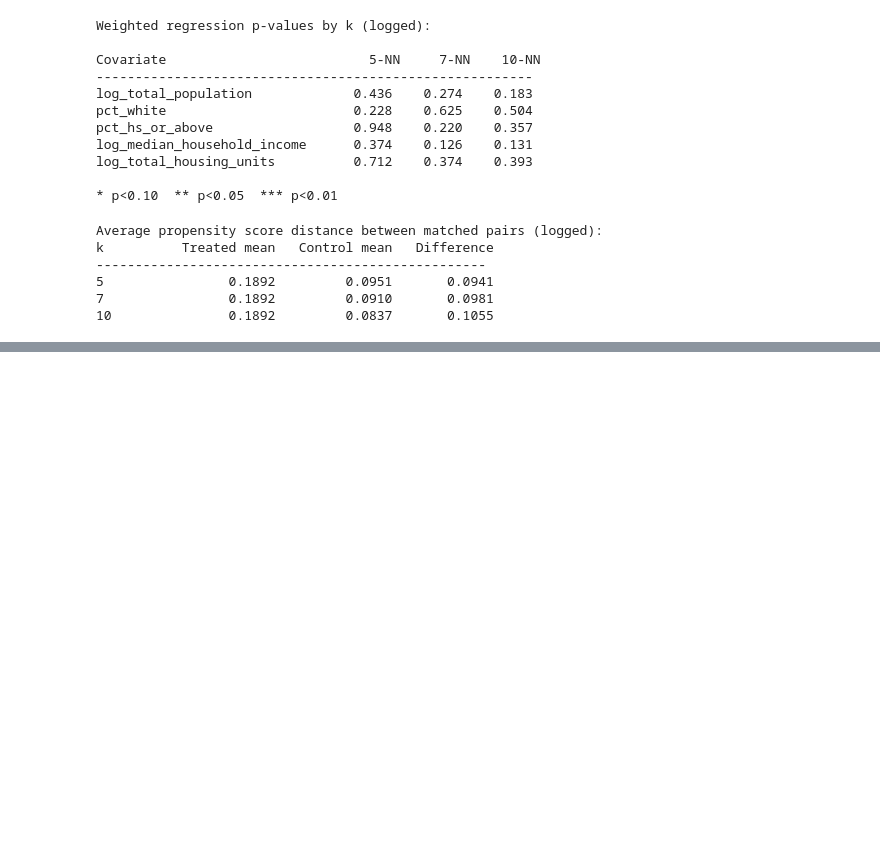
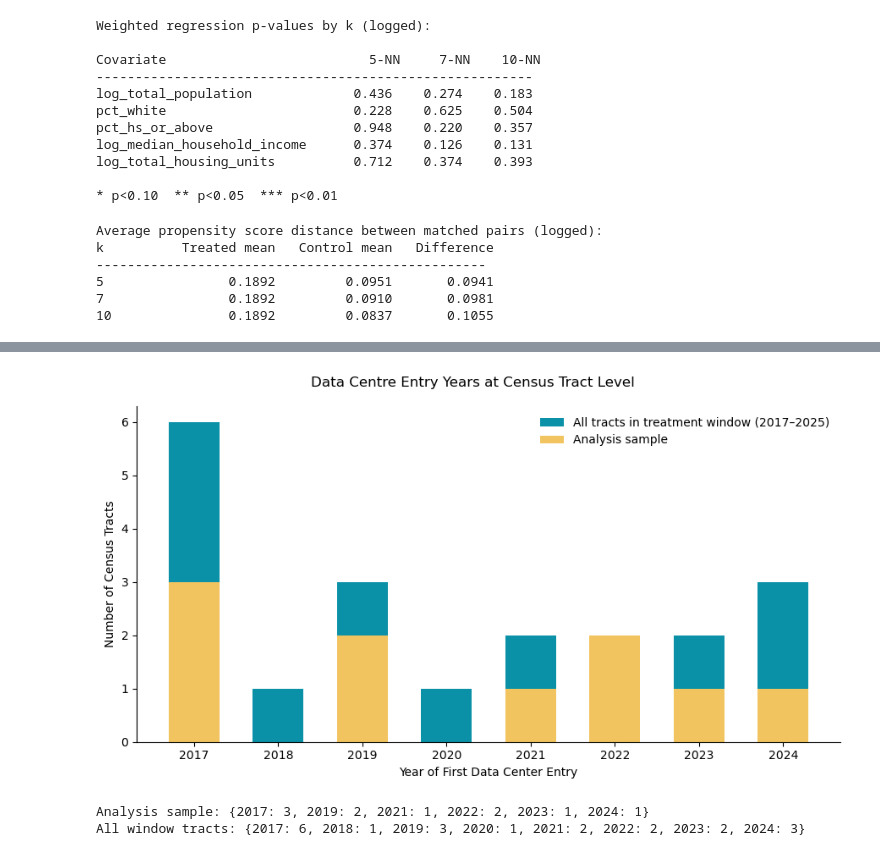
Before and after one commit to Ccerny2/Master-Thesis-2026, a Jupyter notebook: notebooks/preprocessing/07_propensity_score_matching.ipynb, the cells around one changed output, grey strips where cells are left out. Cells and saved outputs as stored; diff of their text form; code cells hidden in the pictures; blank space fills up the shorter version.

Commit message:
Updates graphs and tables

```diff
--- a/notebooks/preprocessing/07_propensity_score_matching.ipynb
+++ b/notebooks/preprocessing/07_propensity_score_matching.ipynb
@@ -1084,0 +1343,46 @@ log_total_housing_units & 0.069 & 0.749 & 0.926 \\
+# %%
+import matplotlib.pyplot as plt
+import matplotlib.ticker as ticker
+
+# ── All tracts in the treatment window (2017–2025) ────────────────────────────
+all_window = first_entry[first_entry["first_entry_year"].between(2017, 2025)]
+all_counts = all_window.groupby("first_entry_year").size()
+
+# ── Analysis sample: final treated tracts after all filtering ─────────────────
+final_treated_geoids = acs[acs["treated"] == 1]["GEOID"].tolist()
+analysis_counts = (
+    first_entry[first_entry["census_geoid"].isin(final_treated_geoids)]
+    .groupby("first_entry_year").size()
+)
+
+years = np.arange(2017, all_counts.index.max() + 1)
+
+# ── Plot ──────────────────────────────────────────────────────────────────────
+fig, ax = plt.subplots(figsize=(9, 5))
+
+ax.bar(years, [all_counts.get(y, 0) for y in years],
+       color="#0B91A7", width=0.6,
+       label="All tracts in treatment window (2017–2025)")
+
+ax.bar(years, [analysis_counts.get(y, 0) for y in years],
+       color="#f2c45f", width=0.6,
+       label="Analysis sample")
+
+ax.set_xlabel("Year of First Data Center Entry")
+ax.set_ylabel("Number of Census Tracts")
+ax.set_xticks(years)
+ax.yaxis.set_major_locator(ticker.MaxNLocator(integer=True))
+ax.spines["top"].set_visible(False)
+ax.spines["right"].set_visible(False)
+ax.legend(frameon=False, fontsize=10)
+
+plt.suptitle("Data Centre Entry Years at Census Tract Level", fontsize=12)
+plt.tight_layout()
+plt.savefig(Path.cwd().parents[1] / "output/figures/dc_entry_by_year.png", dpi=300, bbox_inches="tight")
+plt.show()
+print(f"Analysis sample: {analysis_counts.to_dict()}")
+print(f"All window tracts: {all_counts.to_dict()}")
+# %% [output]
+[figure, added]
+Analysis sample: {2017: 3, 2019: 2, 2021: 1, 2022: 2, 2023: 1, 2024: 1}
+All window tracts: {2017: 6, 2018: 1, 2019: 3, 2020: 1, 2021: 2, 2022: 2, 2023: 2, 2024: 3}
```
Also changed, not shown: parts of 4 cells of this notebook, 2 other files.
